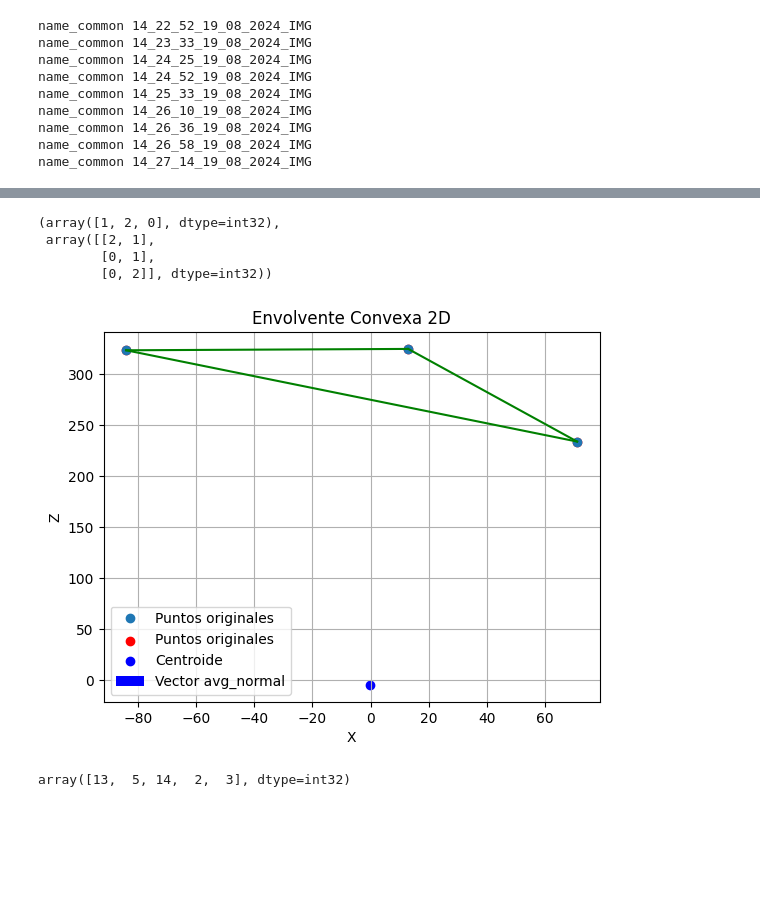
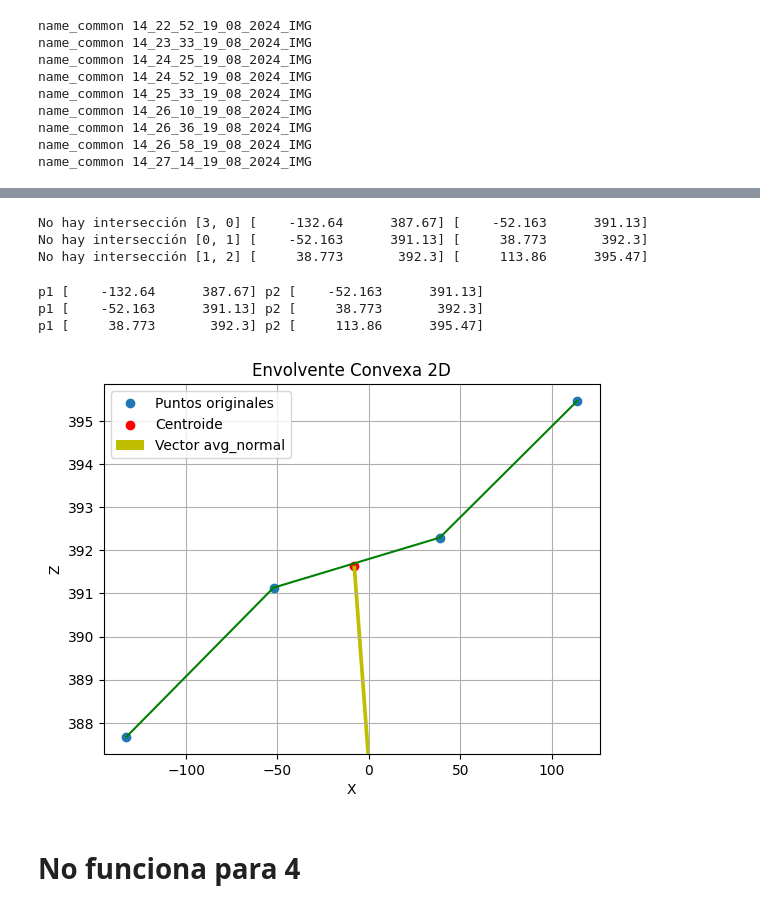
Before and after one commit to stevenaraujo98/integracion_pcl, a Jupyter notebook: detect_shape.ipynb, the cells around one changed output, grey strips where cells are left out. Cells and saved outputs as stored; diff of their text form; code cells hidden in the pictures; blank space fills up the shorter version.

Commit message:
correcciones, convex hull y eliminacion por orientacion promedio

```diff
--- a/detect_shape.ipynb
+++ b/detect_shape.ipynb
@@ -281,12 +291,0 @@ array([[     12.906,     -5.6716,      325.04],
-# %%
-puntos = list_centroides[:,[0,2]]
-
-# Calcular la envolvente convexa
-hull = ConvexHull(puntos)
-
-hull.vertices, hull.simplices
-# %% [output]
-(array([1, 2, 0], dtype=int32),
- array([[2, 1],
-        [0, 1],
-        [0, 2]], dtype=int32))
@@ -293,35 +348,49 @@ hull.vertices, hull.simplices
+# %%
+# Calcular el punto final del vector
+vector_end = centroide + avg_normal * 1000  # Escalar para que sea largo
+
+list_centroides_sorted = []
+
+for simplex in hull_simplices:
+    p1, p2 = puntos[simplex]
+    interseccion = line_intersection(p1, p2, centroide, vector_end)
+    if interseccion is None:
+        print("No hay intersección", simplex, p1, p2)
+        list_centroides_sorted.append(simplex)
+    else:
+        print(simplex, "p1:", p1, "p2:", p2, "intersección:", interseccion)
+        list_pos_extremo.append(simplex)
+# %% [output]
+No hay intersección [3, 0] [    -132.64      387.67] [    -52.163      391.13]
+No hay intersección [0, 1] [    -52.163      391.13] [     38.773       392.3]
+No hay intersección [1, 2] [     38.773       392.3] [     113.86      395.47]
 # %%
 plt.figure()
 
-
 plt.plot(puntos[:, 0], puntos[:, 1], 'o', label='Puntos originales')
 
-for simplex in hull.simplices:
+for simplex in list_centroides_sorted:
+  p1, p2 = puntos[simplex]
+  # p1_3D, p2_3D = list_centroides[simplex]
+  print("p1", p1, "p2", p2)
+  # print("p1_3D", p1_3D, "p2_3D", p2_3D)
   plt.plot(puntos[simplex, 0], puntos[simplex, 1], 'g-')
 
-# Graficar los puntos originales
-plt.scatter(puntos[:, 0], puntos[:, 1], c='r', label='Puntos originales')
-
 # Graficar el punto centroide
-plt.scatter(centroide[0], centroide[1], c='b', label='Centroide')
+plt.scatter(centroide[0], centroide[1], c='r', label='Centroide')
 
 # Graficar el vector avg_normal
-plt.quiver(centroide[0], centroide[1], avg_normal[0], avg_normal[1], angles='xy', scale_units='xy', scale=1, color='b', label='Vector avg_normal')
+plt.quiver(centroide[0], centroide[1], avg_normal[0], avg_normal[1], scale=2, color='y', label='Vector avg_normal')
+
 
 plt.xlabel('X')
 plt.ylabel('Z')
 plt.title('Envolvente Convexa 2D')
 plt.legend()
 plt.grid(True)
 plt.show()
 # %% [output]
+p1 [    -132.64      387.67] p2 [    -52.163      391.13]
+p1 [    -52.163      391.13] p2 [     38.773       392.3]
+p1 [     38.773       392.3] p2 [     113.86      395.47]
-[figure, old version]
+[figure, new version]
-# %%
-rng = np.random.default_rng()
-points = rng.random((30, 2))   # 30 random points in 2-D
-hull = ConvexHull(points)
-# Los vértices del polígono cerrado
-vertices = hull.vertices
-vertices
-# %% [output]
-array([13,  5, 14,  2,  3], dtype=int32)
@@ -327,0 +399,2 @@ array([13,  5, 14,  2,  3], dtype=int32)
+# %% [markdown]
+#  No funciona para 4
```
Also changed, not shown: parts of 17 cells of this notebook, 7 other files.
